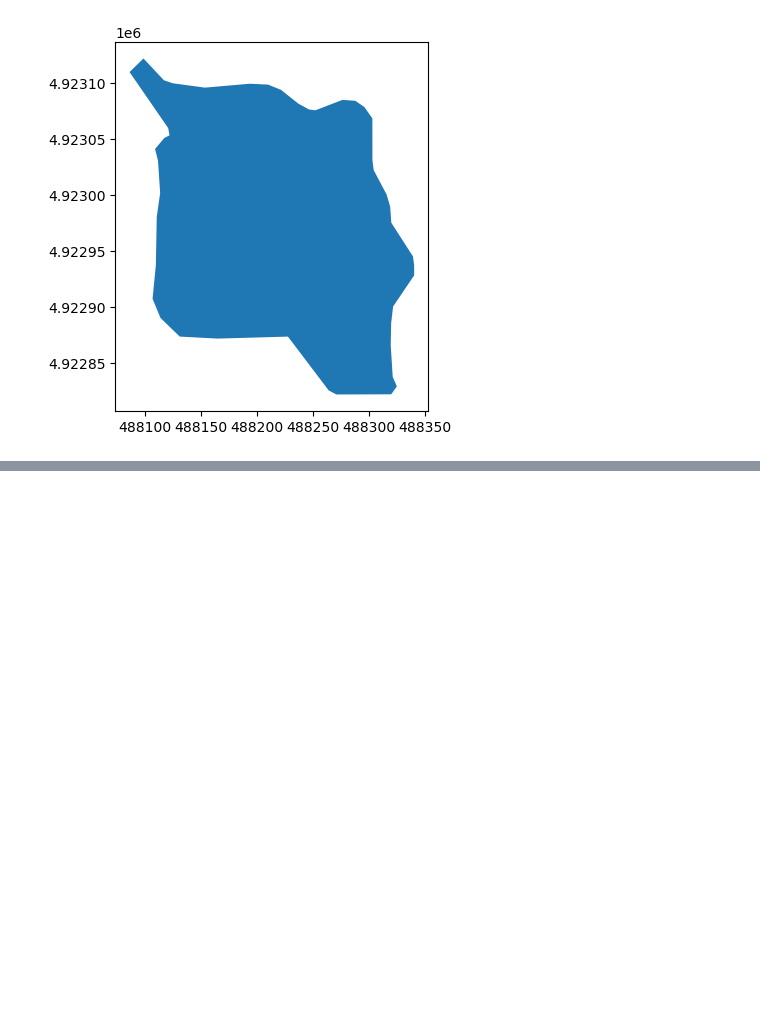
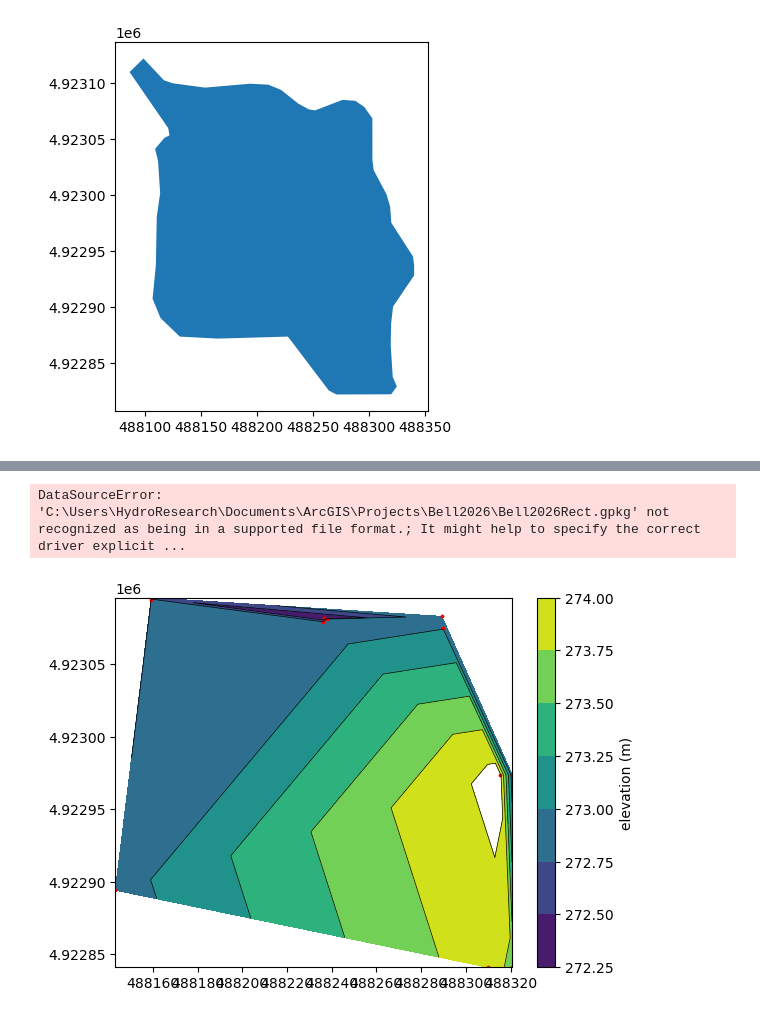
Before and after one commit to sauron-245/summer_26, a Jupyter notebook: summer 2026/BellMap.ipynb, the cells around one changed output, grey strips where cells are left out. Cells and saved outputs as stored; diff of their text form; code cells hidden in the pictures; blank space fills up the shorter version.

```diff
--- a/summer 2026/BellMap.ipynb
+++ b/summer 2026/BellMap.ipynb
@@ -197,0 +156,21 @@ plt.show();
+# %%
+bellsquare = gpd.read_file(r'C:\Users\HydroResearch\Documents\ArcGIS\Projects\Bell2026\Bell2026Rect.gpkg')
+# %% [output]
+DataSourceError: 'C:\Users\HydroResearch\Documents\ArcGIS\Projects\Bell2026\Bell2026Rect.gpkg' not recognized as being in a supported file format.; It might help to specify the correct driver explicit ...
+# %%
+x = data2.x
+y = data2.y
+z = data2["WaterElevation"]
+
+fig, ax = plt.subplots()
+levels = np.arange(z.min(), z.max(), 0.25) #0.25 is the contour interval
+contours = ax.tricontourf(x, y, z, levels=levels, cmap = 'viridis')
+
+contourlines = ax.tricontour(x, y, z, levels=levels, colors = 'k', linewidths=0.5)
+ax.scatter(x, y, color='red', label = 'piezometer', s = 3)
+
+fig.colorbar(contours, label='elevation (m)')
+# ax.legend()
+plt.show()
+# %% [output]
+[figure, added]
```
Also changed, not shown: parts of 13 cells of this notebook, 4 other files.
